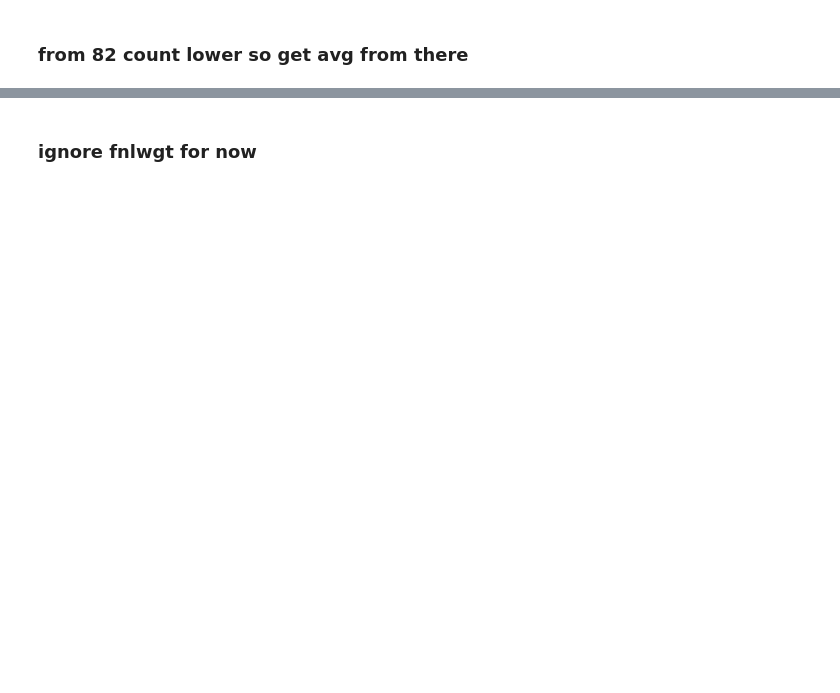
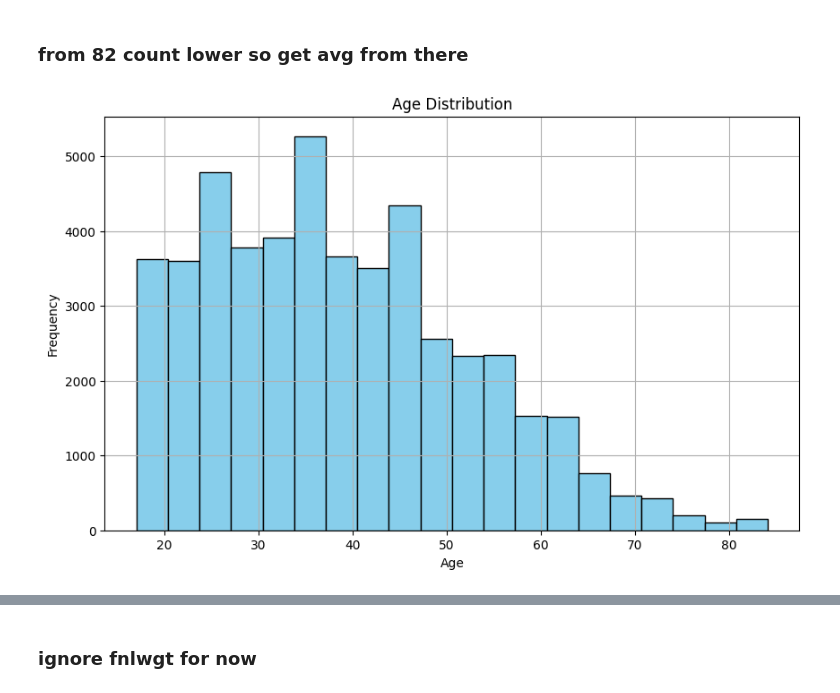
Before and after one commit to ThiseniSenethma/Prediction-of-income-per-year-based-on-Census-Data-with-Na-ve-Bayes-and-Random-Forest-Classification, a Jupyter notebook: ML_cw.ipynb, the cells around one changed output, grey strips where cells are left out. Drawn from its saved outputs; the diff is of its cells as text; code cells hidden in the pictures; blank space fills up the shorter version.

```diff
--- a/ML_cw.ipynb
+++ b/ML_cw.ipynb
@@ -362,16 +390,18 @@ X.loc[X['age'] >=80]['age'].value_counts()
 ### from 82 count lower so get avg from there
 # %%
 # Calculate the average age for the range 82-90
-age_avg = X[(X['age'] >= 82) & (X['age'] < 90)]['age'].mean()
+age_avg = merged_data[(merged_data['age'] >= 82) & (merged_data['age'] < 90)]['age'].mean()
 
 # Fill ages greater than 80 with the average age
-X.loc[X['age'] > 80, 'age'] = age_avg
+merged_data.loc[merged_data['age'] > 80, 'age'] = age_avg
 # %%
 # Plot Age histogram
 plt.figure(figsize=(10, 6))
-plt.hist(X['age'], bins=20, color='skyblue', edgecolor='black')
+plt.hist(merged_data['age'], bins=20, color='skyblue', edgecolor='black')
 plt.xlabel('Age')
 plt.ylabel('Frequency')
 plt.title('Age Distribution')
 plt.grid(True)
 plt.show()
+# %% [output]
+[figure, added]
```
Also changed, not shown: parts of 57 cells of this notebook.
